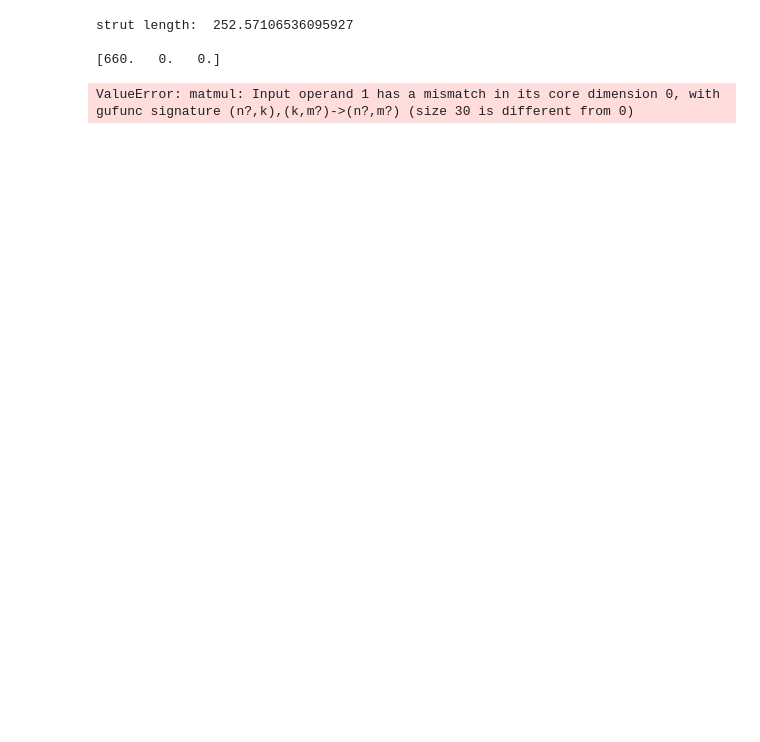
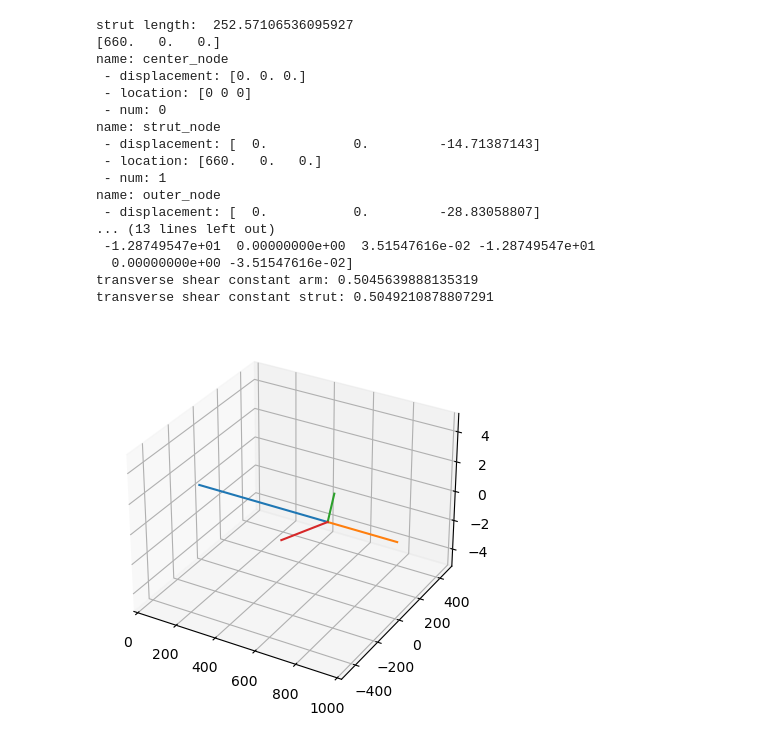
Before and after one commit to NathanielHargan/UAV_Optimization, a Jupyter notebook: PlotDrone3D.ipynb, the cells around one changed output. Saved outputs shown, nothing was run; the diff lists cells and outputs as text; code cells hidden in the pictures; blank space fills up the shorter version.

```diff
--- a/PlotDrone3D.ipynb
+++ b/PlotDrone3D.ipynb
@@ -10,8 +10,8 @@ import Scripts.FEA_3D as FEA_3D
 
 def plot_drone_geometry(drone):
     ax = plt.figure().add_subplot(projection='3d')
-    ax.set_xlim([-1000, 1000])
-    ax.set_ylim([-1000, 1000])
+    ax.set_xlim([0, 1000])
+    ax.set_ylim([-500, 500])
     ax.set_zlim([-5, 5])
     drone_geo = drone.beam_system
     node_loc = []
@@ -48,37 +48,53 @@ def plot_drone_geometry(drone):
         ax.plot([beam.start_node.location[0], beam.end_node.location[0]],
                 [beam.start_node.location[1], beam.end_node.location[1]],
                 [beam.start_node.location[2], beam.end_node.location[2]])
 
 
 battery_1 = Battery(4.292e-3, np.array([0, 86.75, -50]), np.array([260.5, 123.5, 63.5]))
 battery_2 = Battery(4.292e-3, np.array([0, -86.75, -50]), np.array([260.5, 123.5, 63.5]))
+
 arm_beam = BeamType("annulus", [29, 25], "Aluminum7075-T6", "arm_beam")
 strut_beam = BeamType("annulus", [14, 12], "Aluminum7075-T6", "strut_beam")
 d1 = DroneGeometry("drone_test", 1000, 660, 8, arm_beam, strut_beam, [battery_1, battery_2])
 print("strut length: ", d1.strut_length/2)
-print()
+
 d1_fea = DroneFEA(d1)
 
 d1_fea.create_drone_slice_nodes()           # nominal radius | strut rad | number of blades
 d1_fea.create_drone_slice_beams() # arm beam | strut beam
+d1_fea.boundary_conditions_slice()
 d1_fea.beam_system.add_force(np.array([0,0,-100]),"outer_node")
-d1_fea.boundary_conditions_slice()
 d1_fea.solve_fea()
 plot_drone_geometry(d1_fea)
 
 for node_num, node in enumerate(d1_fea.beam_system.nodes):
     print("name: " + str(d1_fea.beam_system.nodes[node_num].name))
     print(" - displacement: " + str(d1_fea.beam_system.nodes[node_num].result_displacement))
     print(" - location: " + str(d1_fea.beam_system.nodes[node_num].location))
     print(" - num: " + str(node_num))
 
 print(d1_fea.beam_system.du)
-
+print('transverse shear constant arm:', arm_beam.cross_section_properties['transverse shear deflection constant y'])
+print('transverse shear constant strut:', strut_beam.cross_section_properties['transverse shear deflection constant y'])
 # Abaqus results
-# Strut node: 9.10398
-# Outer node: 17.8348
+# Strut node Z: -14.7435
+# Outer node Z: -28.8806
 # %% [output]
 strut length:  252.57106536095927
-
 [660.   0.   0.]
+name: center_node
+ - displacement: [0. 0. 0.]
+ - location: [0 0 0]
+ - num: 0
+name: strut_node
+ - displacement: [  0.           0.         -14.71387143]
+ - location: [660.   0.   0.]
+ - num: 1
+name: outer_node
+ - displacement: [  0.           0.         -28.83058807]
+... (13 lines left out)
+ -1.28749547e+01  0.00000000e+00  3.51547616e-02 -1.28749547e+01
+  0.00000000e+00 -3.51547616e-02]
+transverse shear constant arm: 0.5045639888135319
+transverse shear constant strut: 0.5049210878807291
-ValueError: matmul: Input operand 1 has a mismatch in its core dimension 0, with gufunc signature (n?,k),(k,m?)->(n?,m?) (size 30 is different from 0)
+[figure, added]
```
Also changed, not shown: parts of 1 cell of this notebook, 9 other files.
